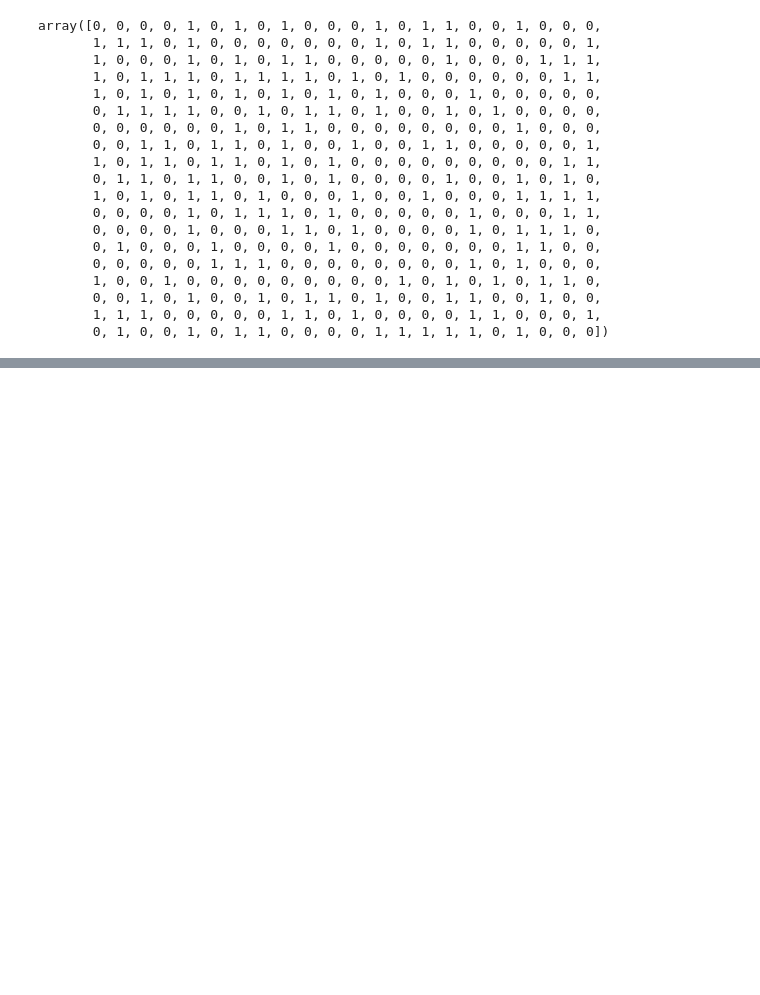
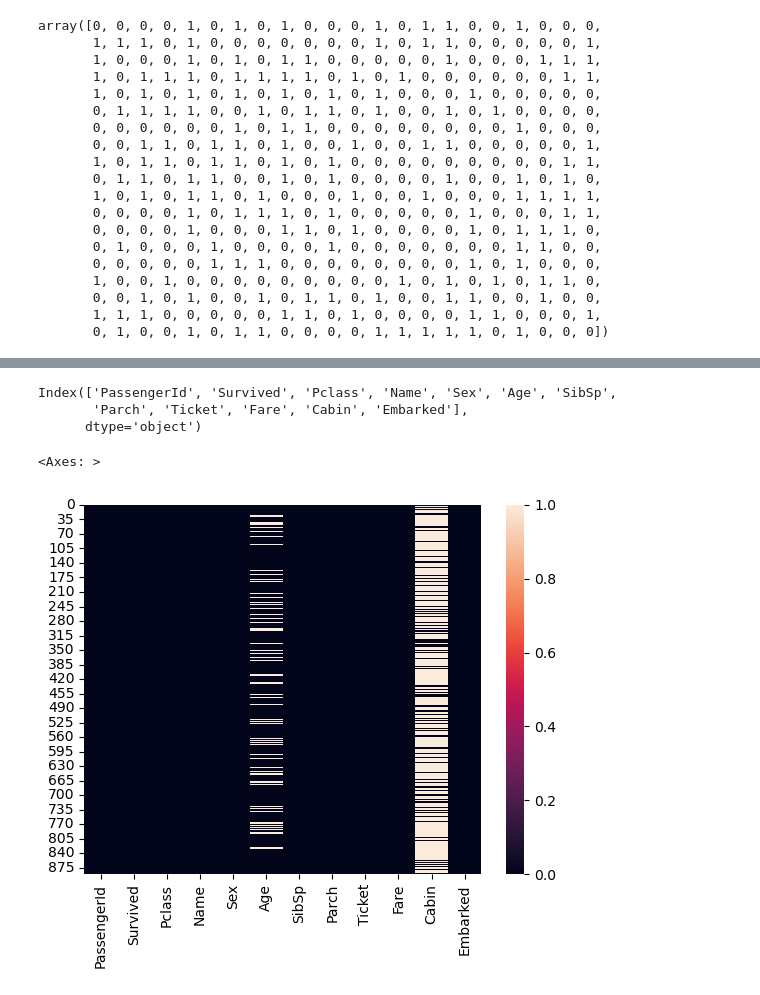
Before and after one commit to rachita27/Machine-Learning, a Jupyter notebook: Titanic Prediction.ipynb, the cells around one changed output, grey strips where cells are left out. Saved outputs shown, nothing was run; the diff lists cells and outputs as text; code cells hidden in the pictures; blank space fills up the shorter version.

```diff
--- a/Titanic Prediction.ipynb
+++ b/Titanic Prediction.ipynb
@@ -870,0 +874,2 @@ array([0, 0, 0, 0, 1, 0, 1, 0, 1, 0, 0, 0, 1, 0, 1, 1, 0, 0, 1, 0, 0, 0,
+# %%
+df = pd.read_csv('titanic_train.csv')
@@ -870,0 +885,12 @@ array([0, 0, 0, 0, 1, 0, 1, 0, 1, 0, 0, 0, 1, 0, 1, 1, 0, 0, 1, 0, 0, 0,
+# %%
+df.columns
+# X = df.loc[:,df.columns.isin([])]
+# %% [output]
+Index(['PassengerId', 'Survived', 'Pclass', 'Name', 'Sex', 'Age', 'SibSp',
+       'Parch', 'Ticket', 'Fare', 'Cabin', 'Embarked'],
+      dtype='object')
+# %%
+sns.heatmap(df.isnull())
+# %% [output]
+<Axes: >
+[figure, added]
```
Also changed, not shown: parts of 42 cells of this notebook.
